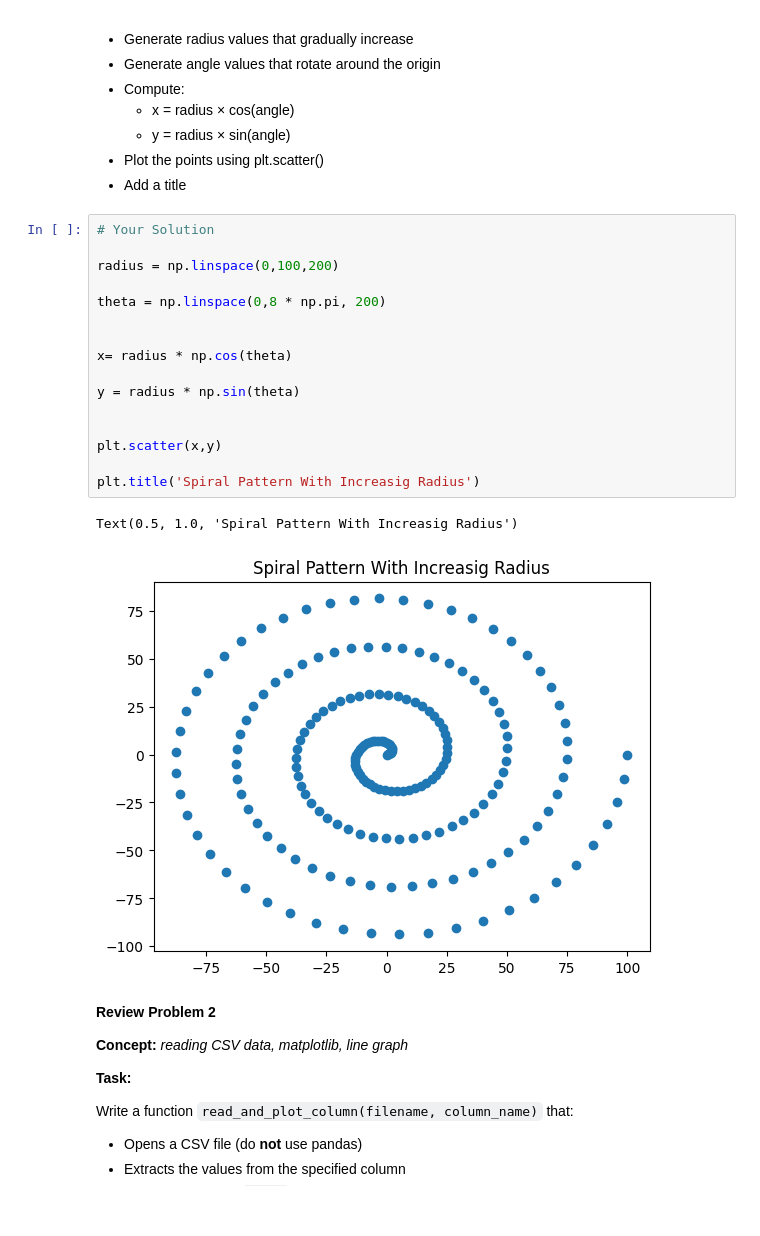
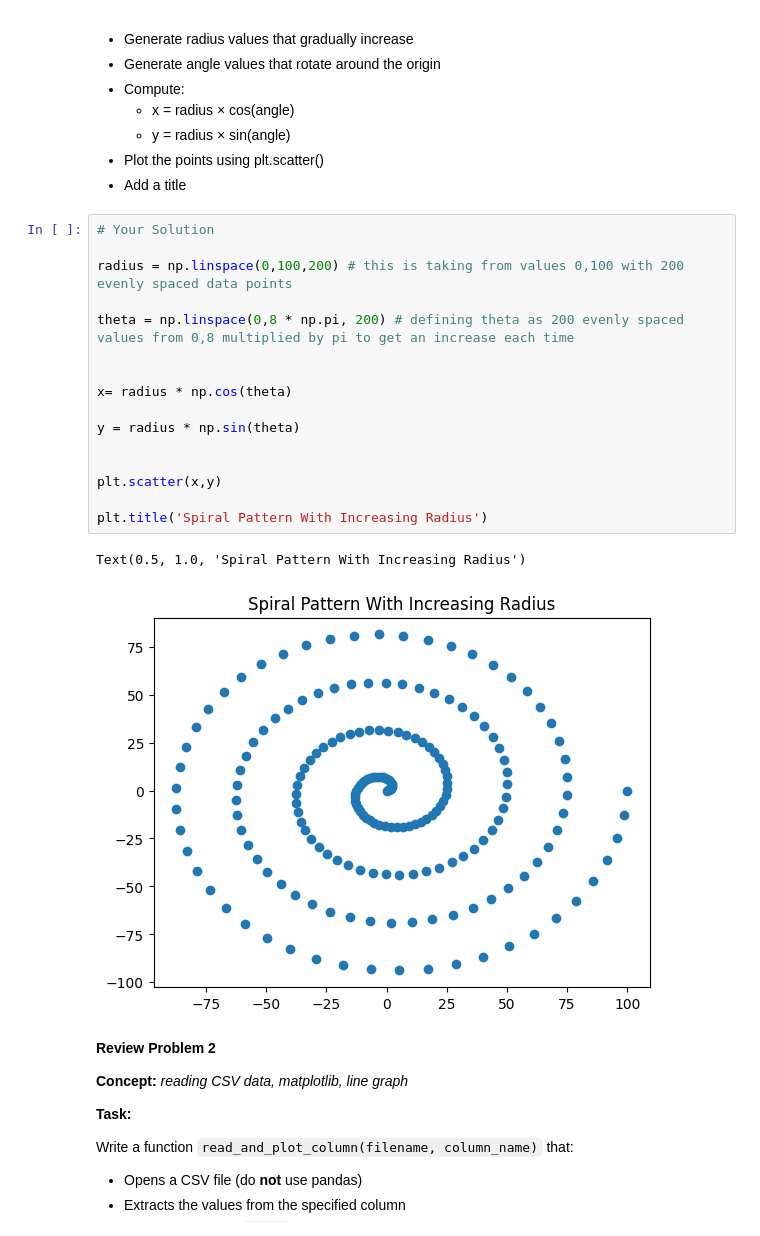
Before and after one commit to ckbaker78/homework3-, a Jupyter notebook: week-10/homework-6.ipynb, the cells around one changed output. Cells and saved outputs as stored; diff of their text form.

```diff
--- a/week-10/homework-6.ipynb
+++ b/week-10/homework-6.ipynb
@@ -70,22 +70,22 @@ Create a scatter plot that produces a spiral/cyclone pattern.
 # %%
 # Your Solution
 
-radius = np.linspace(0,100,200)
+radius = np.linspace(0,100,200) # this is taking from values 0,100 with 200 evenly spaced data points
 
-theta = np.linspace(0,8 * np.pi, 200)
+theta = np.linspace(0,8 * np.pi, 200) # defining theta as 200 evenly spaced values from 0,8 multiplied by pi to get an increase each time
 
 
 x= radius * np.cos(theta)
 
 y = radius * np.sin(theta)
 
 
 plt.scatter(x,y)
 
-plt.title('Spiral Pattern With Increasig Radius')
+plt.title('Spiral Pattern With Increasing Radius')
 # %% [output]
-Text(0.5, 1.0, 'Spiral Pattern With Increasig Radius')
+Text(0.5, 1.0, 'Spiral Pattern With Increasing Radius')
-[figure, old version]
+[figure, new version]
 # %% [markdown]
 **Review Problem 2**
 
```
Also changed, not shown: parts of 11 cells of this notebook.
